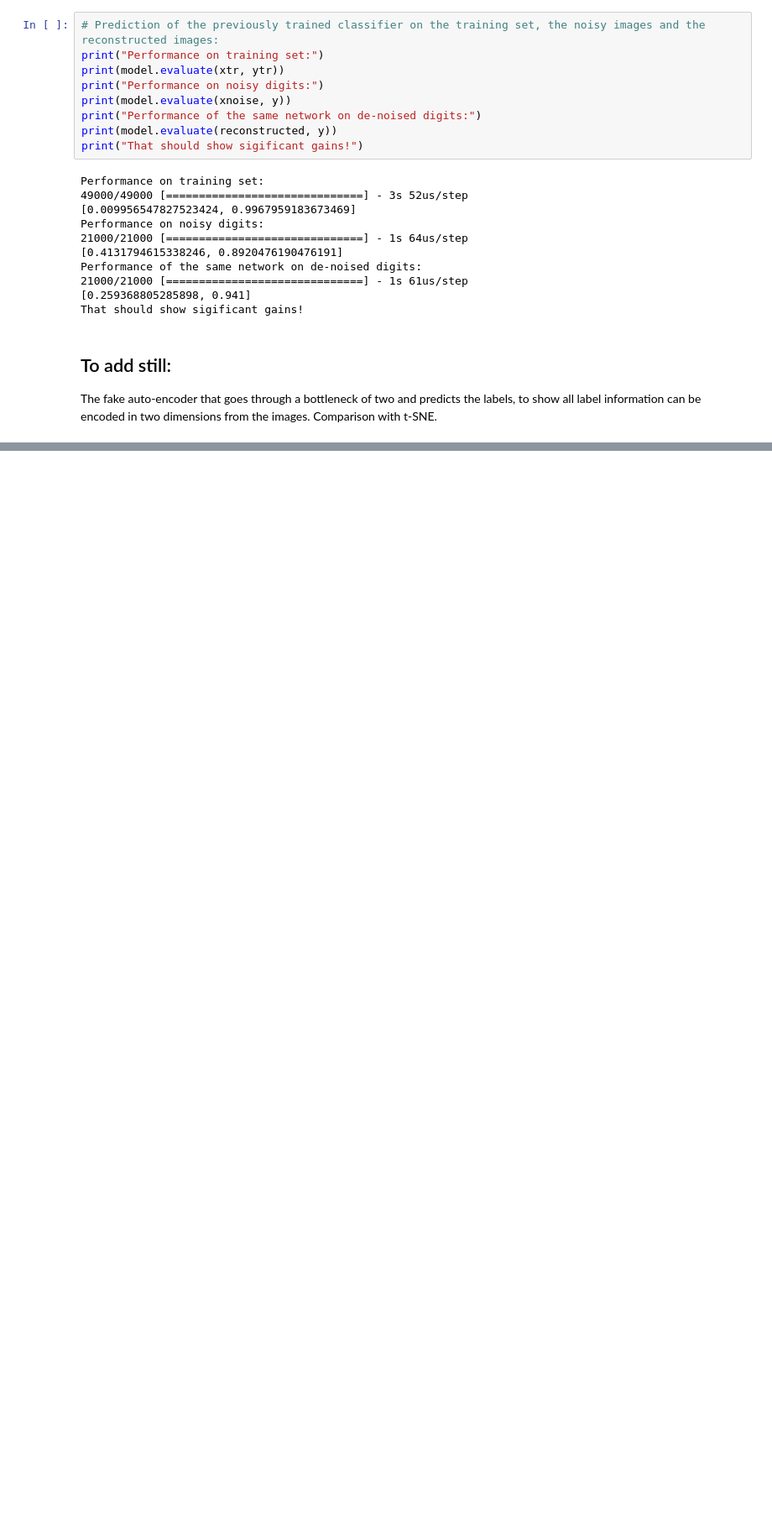
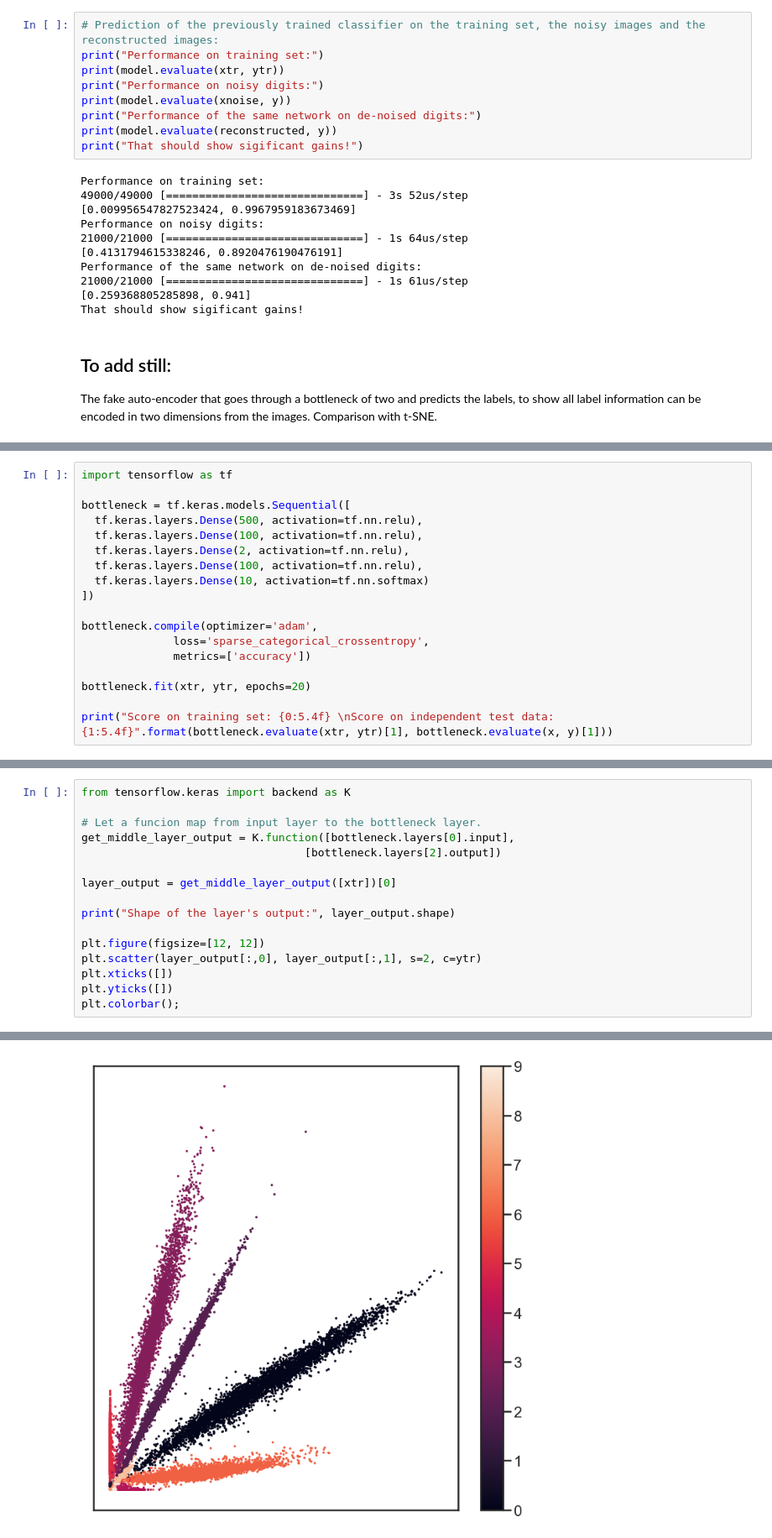
Before and after one commit to harcel/blog, a Jupyter notebook: digits.ipynb, the cells around one changed output, grey strips where cells are left out. Shown at 84% size. Saved outputs shown, nothing was run; the diff lists cells and outputs as text; blank space fills up the shorter version.

```diff
--- a/digits.ipynb
+++ b/digits.ipynb
@@ -222,0 +233,18 @@ The fake auto-encoder that goes through a bottleneck of two and predicts the lab
+# %%
+import tensorflow as tf
+
+bottleneck = tf.keras.models.Sequential([
+  tf.keras.layers.Dense(500, activation=tf.nn.relu),
+  tf.keras.layers.Dense(100, activation=tf.nn.relu),
+  tf.keras.layers.Dense(2, activation=tf.nn.relu),
+  tf.keras.layers.Dense(100, activation=tf.nn.relu),
+  tf.keras.layers.Dense(10, activation=tf.nn.softmax)
+])
+
+bottleneck.compile(optimizer='adam',
+              loss='sparse_categorical_crossentropy',
+              metrics=['accuracy'])
+
+bottleneck.fit(xtr, ytr, epochs=20)
+
+print("Score on training set: {0:5.4f} \nScore on independent test data: {1:5.4f}".format(bottleneck.evaluate(xtr, ytr)[1], bottleneck.evaluate(x, y)[1]))
@@ -222,0 +269,17 @@ The fake auto-encoder that goes through a bottleneck of two and predicts the lab
+# %%
+from tensorflow.keras import backend as K
+
+# Let a funcion map from input layer to the bottleneck layer.
+get_middle_layer_output = K.function([bottleneck.layers[0].input],
+                                  [bottleneck.layers[2].output])
+
+layer_output = get_middle_layer_output([xtr])[0]
+
+print("Shape of the layer's output:", layer_output.shape)
+
+plt.figure(figsize=[12, 12])
+plt.scatter(layer_output[:,0], layer_output[:,1], s=2, c=ytr)
+plt.xticks([])
+plt.yticks([])
+plt.colorbar();
+# %% [output]
@@ -222,0 +287 @@ The fake auto-encoder that goes through a bottleneck of two and predicts the lab
+[figure, added]
```
Also changed, not shown: parts of 5 cells of this notebook.
